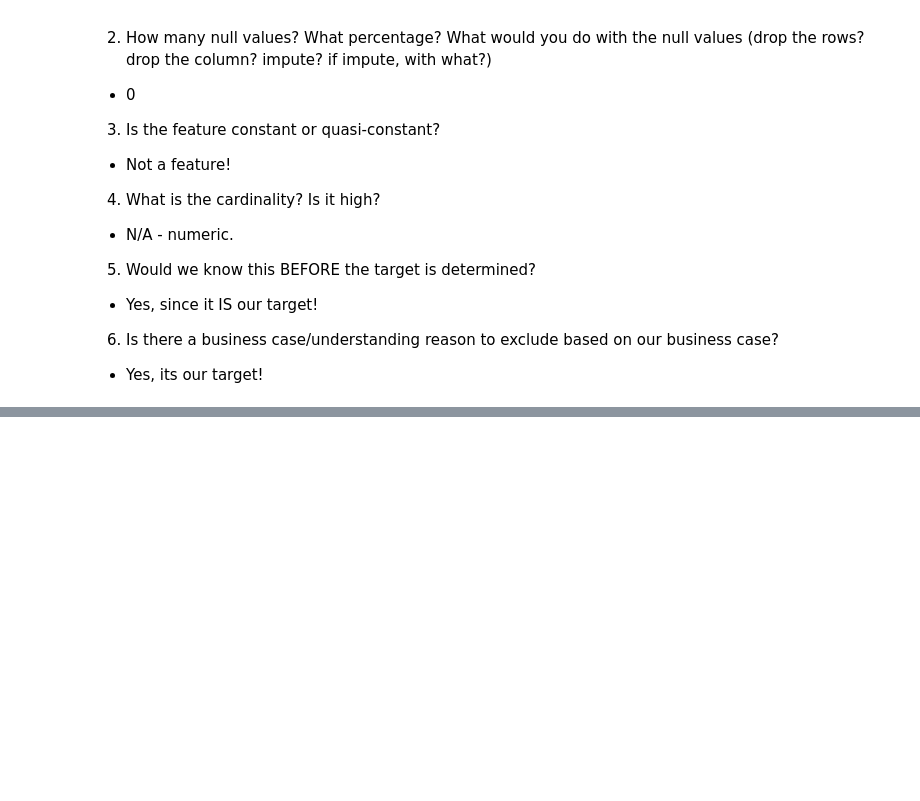
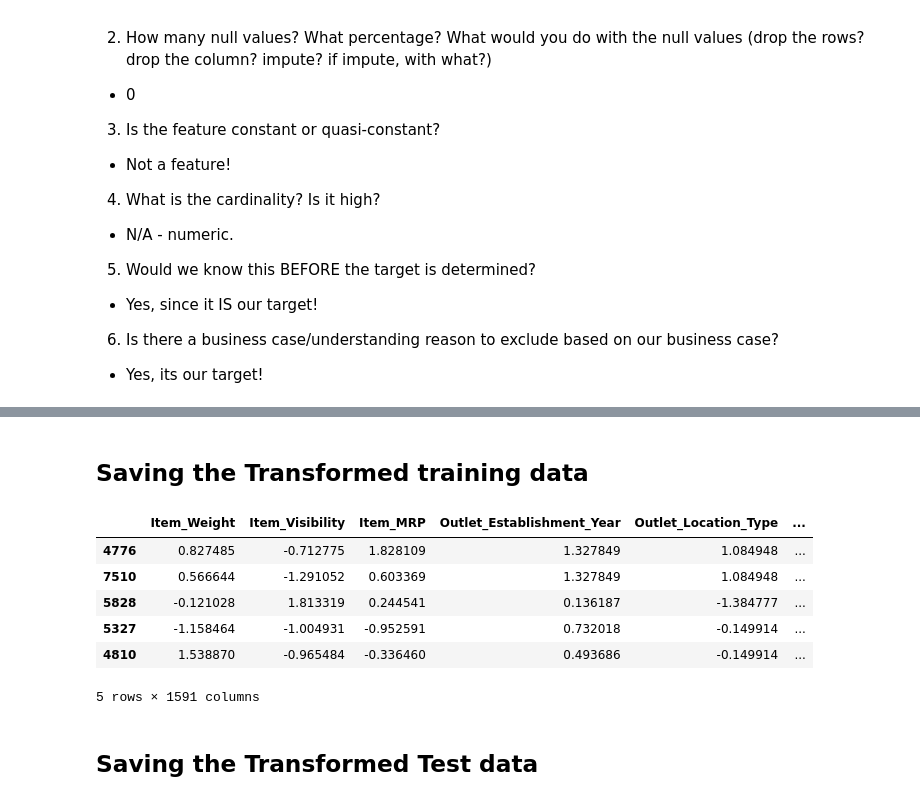
Before and after one commit to chrishunt11/Sales-Prediction-Model, a Jupyter notebook: Prediction_of_Product_Sales.ipynb, the cells around one changed output, grey strips where cells are left out. Drawn from its saved outputs; the diff is of its cells as text; code cells hidden in the pictures; blank space fills up the shorter version.

```diff
--- a/Prediction_of_Product_Sales.ipynb
+++ b/Prediction_of_Product_Sales.ipynb
@@ -1261,0 +1487,4 @@ explore_numeric(df, feature);
+# %%
+# making ohe_tuple
+ohe_tuple = ('categorical', ohe_pipe, ohe_cols)
+ohe_tuple
@@ -1261,0 +1502,5 @@ explore_numeric(df, feature);
+# %%
+col_transformer = ColumnTransformer([num_tuple, ord_tuple, ohe_tuple],
+                                    verbose_feature_names_out=False)
+
+col_transformer
@@ -1261,0 +1527,3 @@ explore_numeric(df, feature);
+# %%
+# fit on training data
+col_transformer.fit(X_train)
@@ -1261,0 +1548,17 @@ explore_numeric(df, feature);
+# %% [markdown]
+## Saving the Transformed training data
+# %%
+X_train_processed = col_transformer.transform(X_train)
+# %%
+# display first 5 rows
+X_train_processed.head()
+# %% [output]
+|  | Item_Weight | Item_Visibility | Item_MRP | Outlet_Establishment_Year | Outlet_Location_Type | ... |
+| 4776 | 0.827485 | -0.712775 | 1.828109 | 1.327849 | 1.084948 | ... |
+| 7510 | 0.566644 | -1.291052 | 0.603369 | 1.327849 | 1.084948 | ... |
+| 5828 | -0.121028 | 1.813319 | 0.244541 | 0.136187 | -1.384777 | ... |
+| 5327 | -1.158464 | -1.004931 | -0.952591 | 0.732018 | -0.149914 | ... |
+| 4810 | 1.538870 | -0.965484 | -0.336460 | 0.493686 | -0.149914 | ... |
+5 rows × 1591 columns
+# %% [markdown]
+## Saving the Transformed Test data
```
Also changed, not shown: parts of 46 cells of this notebook.
